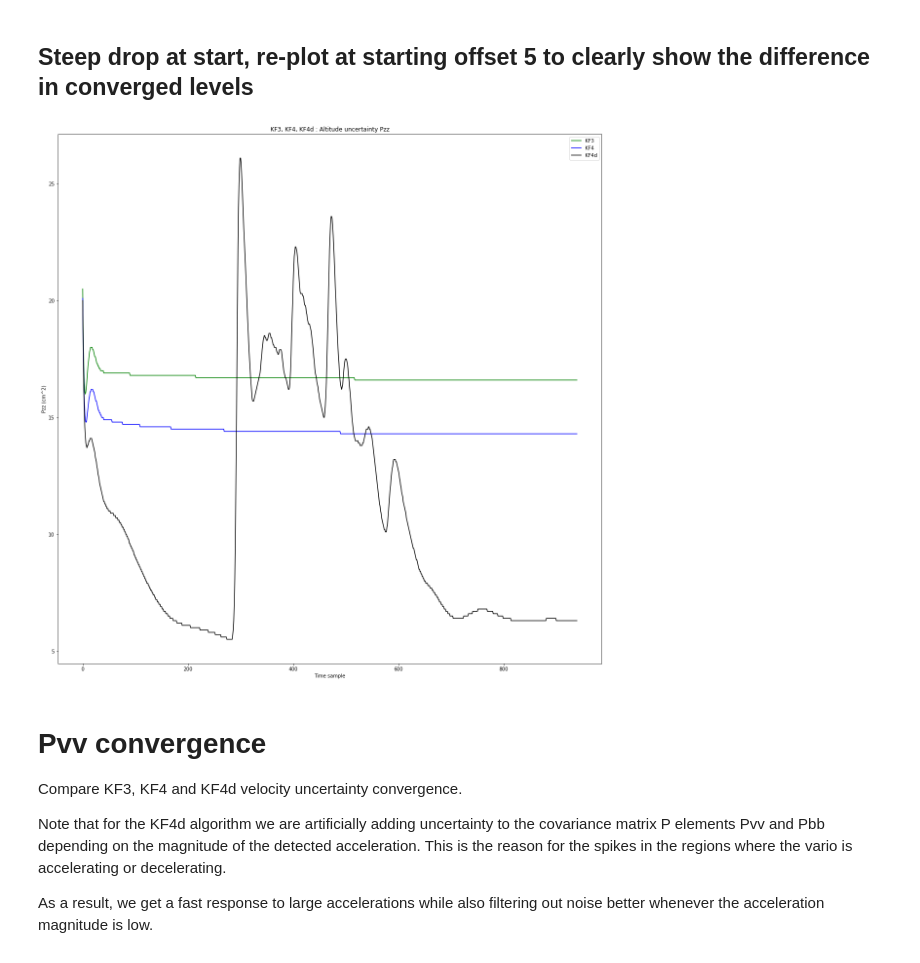
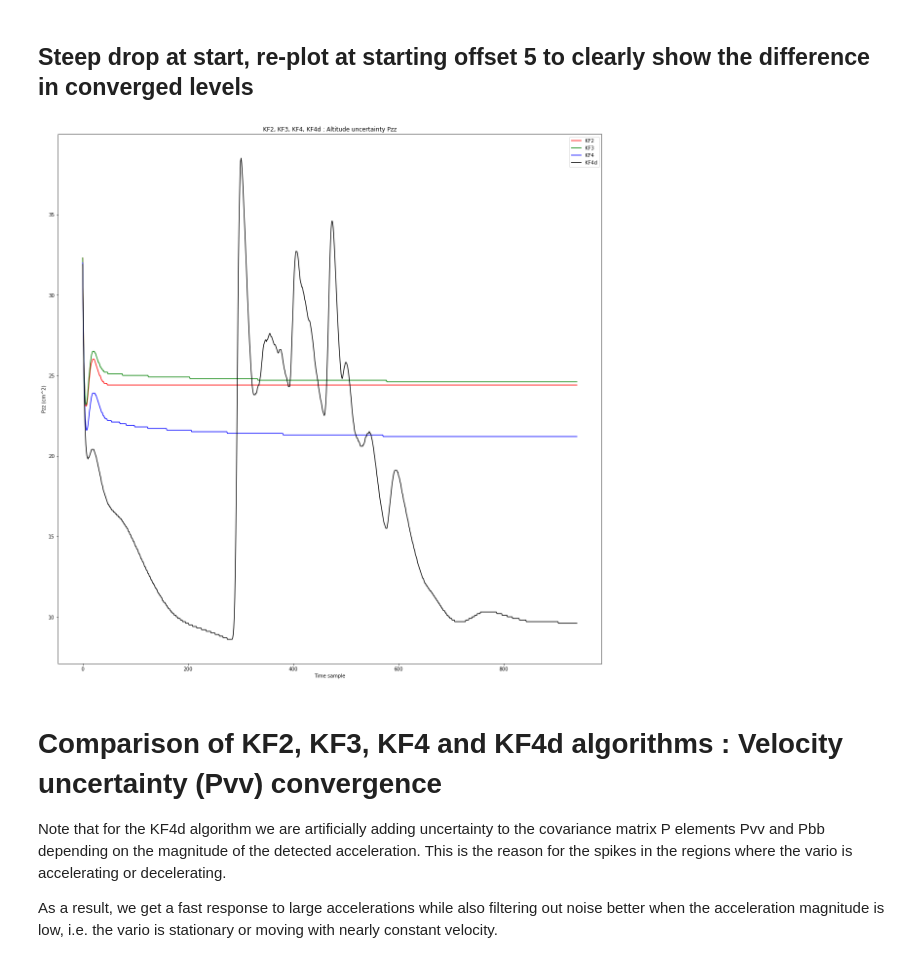
Before and after one commit to har-in-air/ESP32_IMU_BARO_GPS_VARIO, a Jupyter notebook: offline/kf/compare_kf2_kf3_kf4.ipynb, the cells around one changed output. Drawn from its saved outputs; the diff is of its cells as text; code cells hidden in the pictures.

```diff
--- a/offline/kf/compare_kf2_kf3_kf4.ipynb
+++ b/offline/kf/compare_kf2_kf3_kf4.ipynb
@@ -264,0 +79,16 @@ plt.show()
+# %%
+z_kf4 = []
+v_kf4 = []
+pzz_kf4 = []
+pvv_kf4 = []
+with open('kf4_results.txt', newline='') as csvfile:
+    csvreader = csv.reader(csvfile, delimiter=' ')
+    for row in csvreader:
+        z_kf4.append(float(row[1]))
+        pzz_kf4.append(float(row[2]))
+        v_kf4.append(float(row[3]))
+        pvv_kf4.append(float(row[4]))
+z_kf4 = np.array(z_kf4)
+v_kf4 = np.array(v_kf4)
+pzz_kf4 = np.array(pzz_kf4)
+pvv_kf4 = np.array(pvv_kf4)
@@ -264,0 +97,16 @@ plt.show()
+# %%
+z_kf4d = []
+v_kf4d = []
+pzz_kf4d = []
+pvv_kf4d = []
+with open('kf4d_results.txt', newline='') as csvfile:
+    csvreader = csv.reader(csvfile, delimiter=' ')
+    for row in csvreader:
+        z_kf4d.append(float(row[1]))
+        pzz_kf4d.append(float(row[2]))
+        v_kf4d.append(float(row[3]))
+        pvv_kf4d.append(float(row[4]))
+z_kf4d = np.array(z_kf4d)
+v_kf4d = np.array(v_kf4d)
+pzz_kf4d = np.array(pzz_kf4d)
+pvv_kf4d = np.array(pvv_kf4d)
@@ -265,22 +209,21 @@ plt.show()
 # %% [markdown]
 ## Steep drop at start,  re-plot at starting offset 5 to clearly show the difference in converged levels
 # %%
-plt.plot(Pzz_kf3[5:], color='green', label='KF3')
-plt.plot(Pzz_kf4[5:], color='blue', label='KF4')
-plt.plot(Pzz_kf4_d[5:], color='black', label='KF4d')
-plt.title('KF3, KF4, KF4d : Altitude uncertainty Pzz')
+plt.plot(pzz_kf2[5:], color='red', label='KF2')
+plt.plot(pzz_kf3[5:], color='green', label='KF3')
+plt.plot(pzz_kf4[5:], color='blue', label='KF4')
+plt.plot(pzz_kf4d[5:], color='black', label='KF4d')
+plt.title('KF2, KF3, KF4, KF4d : Altitude uncertainty Pzz')
 plt.xlabel('Time sample')
 plt.ylabel('Pzz (cm^2)')
 plt.legend()
 plt.show()
 # %% [output]
-[figure, old version]
+[figure, new version]
 # %% [markdown]
-# Pvv convergence
-
-Compare KF3, KF4 and KF4d velocity uncertainty convergence.
+# Comparison of KF2, KF3, KF4 and KF4d algorithms : Velocity uncertainty (Pvv) convergence
 
 Note that for the KF4d algorithm we are artificially adding uncertainty to the covariance matrix P elements Pvv and Pbb depending on the magnitude of the detected acceleration. This is the reason for the spikes in the regions where the vario is accelerating or decelerating.
 
-As a result, we get a fast response to large accelerations while also filtering out noise better whenever the acceleration magnitude is low.
+As a result, we get a fast response to large accelerations while also filtering out noise better when the acceleration magnitude is low, i.e. the vario is stationary or moving with nearly constant velocity.
 # %%
```
Also changed, not shown: parts of 41 cells of this notebook, 22 other files.
